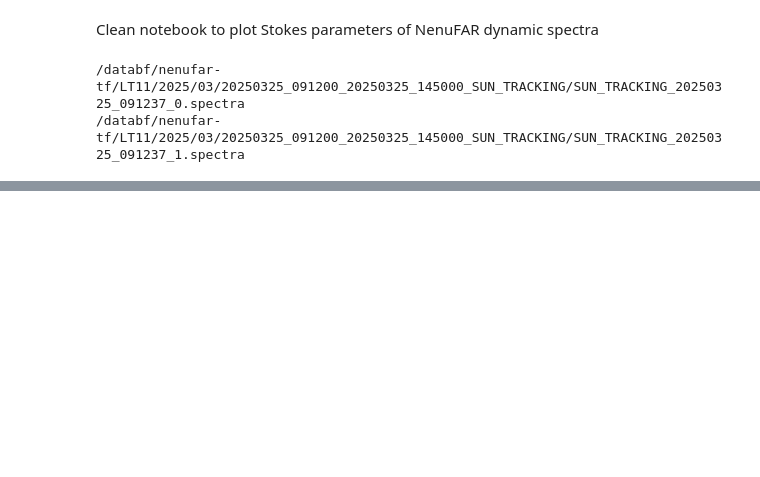
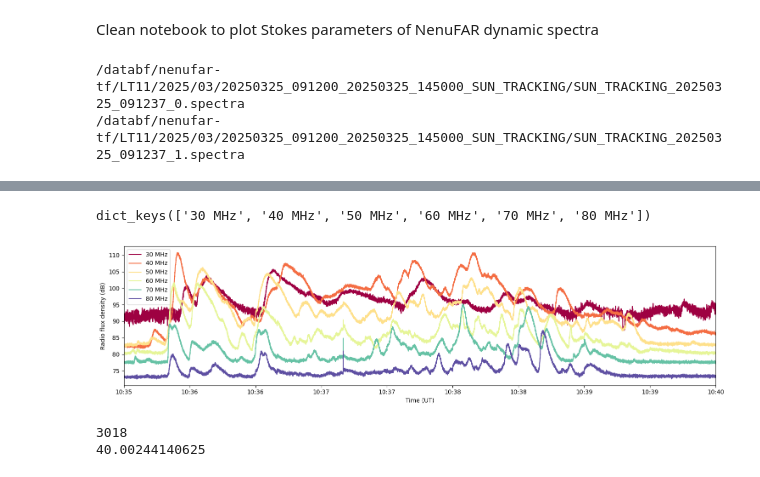
Before and after one commit to MohamedNedal/nenufar_work, a Jupyter notebook: plot_nenufar.ipynb, the cells around one changed output, grey strips where cells are left out. Cells and saved outputs as stored; diff of their text form; code cells hidden in the pictures; blank space fills up the shorter version.

```diff
--- a/plot_nenufar.ipynb
+++ b/plot_nenufar.ipynb
@@ -182,0 +164,44 @@ plt.show()
+# %%
+radio_lightcurves = {}
+f_targets = [30, 40, 50, 60, 70, 80]
+
+for f_target in f_targets:
+    f_index = np.abs(combined_freqs - f_target).argmin()
+    freq_channel = f'{round(combined_freqs[f_index])} MHz'
+    radio_lightcurves[freq_channel] = combined_data[:, f_index]
+# %%
+radio_lightcurves.keys()
+# %% [output]
+dict_keys(['30 MHz', '40 MHz', '50 MHz', '60 MHz', '70 MHz', '80 MHz'])
+# %%
+# Choose a colormap with many distinguishable colors
+cmap        = plt.cm.get_cmap('Spectral')
+num_lines   = len(radio_lightcurves.keys())
+colors_list = cmap(np.linspace(0, 1, num_lines))
+
+fig = plt.figure(figsize=[15,4])
+ax = fig.add_subplot(111)
+
+for i, key in enumerate(radio_lightcurves):
+    ax.plot(low_times, radio_lightcurves[key], color=colors_list[i], label=key)
+
+ax.legend(loc='best')
+# ax.legend(bbox_to_anchor=[1, 1])
+ax.set_xlabel('Time (UT)')
+ax.set_ylabel('Radio flux density (dB)')
+ax.xaxis_date()
+ax.xaxis.set_major_formatter(mdates.DateFormatter('%H:%M'))
+ax.set_xlim(left=low_times[0], right=low_times[-1])
+fig.tight_layout()
+plt.show()
+# %% [output]
+[figure, added]
+# %%
+# Find index of closest value
+f_target = 40
+f_index = np.abs(combined_freqs - f_target).argmin()
+print(f_index)
+print(combined_freqs[f_index])
+# %% [output]
+3018
+40.00244140625
```
Also changed, not shown: parts of 40 cells of this notebook.
